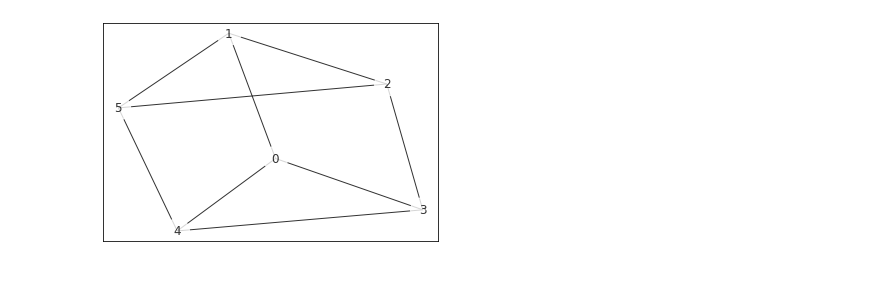
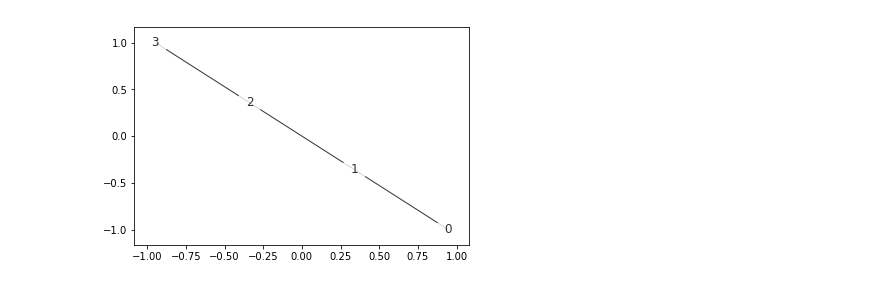
Before and after one commit to XunyiZhao/Quantum_Information_Project, a Jupyter notebook: k-colorable-subgraph.ipynb, the cells around one changed output. Cells and saved outputs as stored; diff of their text form; code cells hidden in the pictures.

```diff
--- a/k-colorable-subgraph.ipynb
+++ b/k-colorable-subgraph.ipynb
@@ -47,7 +46,7 @@ class circuits:
                 self.circ.swap(j*k+i+1, j*k+i)
             self.circ.x(j*k+k)
 
-    def beta_gate(self, beta, qbit):
+    def XY_mixers(self, beta, qbit):
         # X mixers
         for i in range(self.k-1):
             for j in range(i+1,self.k):
@@ -68,7 +67,11 @@ class circuits:
                 self.circ.u1(-2*beta,i)
                 self.circ.u1(2*beta,j)
 
-    def gamma_gate(self, gamma, qbit0, qbit1):
+    def X_mixers(self, beta, qbit):
+        for i in range(self.k):
+            self.circ.u3(2*beta, -pi/2, pi/2, qbit)
+
+    def separator(self, gamma, qbit0, qbit1):
         k = self.k
         for i in range(self.k):
             self.circ.cnot(qbit0*k+i,qbit1*k+i)
@@ -200,13 +248,14 @@ class k_color:
 # %%
 #Hard to color: Prism
-G = nx.Graph([(0,1),(1,2),(2,3),(0,3),(0,4),(3,4),(2,5),(1,5),(4,5)])
+#G = nx.Graph([(0,1),(1,2),(2,3),(0,3),(0,4),(3,4),(2,5),(1,5),(4,5)])
+G = nx.Graph([(0,1),(1,2),(2,3)])
 
 #G = nx.Graph([(0,1),(0,2),(1,2),(0,3),(1,3)])
 k_col = k_color(G)
 k_col.draw()
 # k_col.build_circuit(2,[0],[0])
 # k_col.circuit.circ.draw()
 # %% [output]
-[figure, old version]
+[figure, new version]
 # %%
 %%time
```
Also changed, not shown: parts of 16 cells of this notebook, 1 other file.
